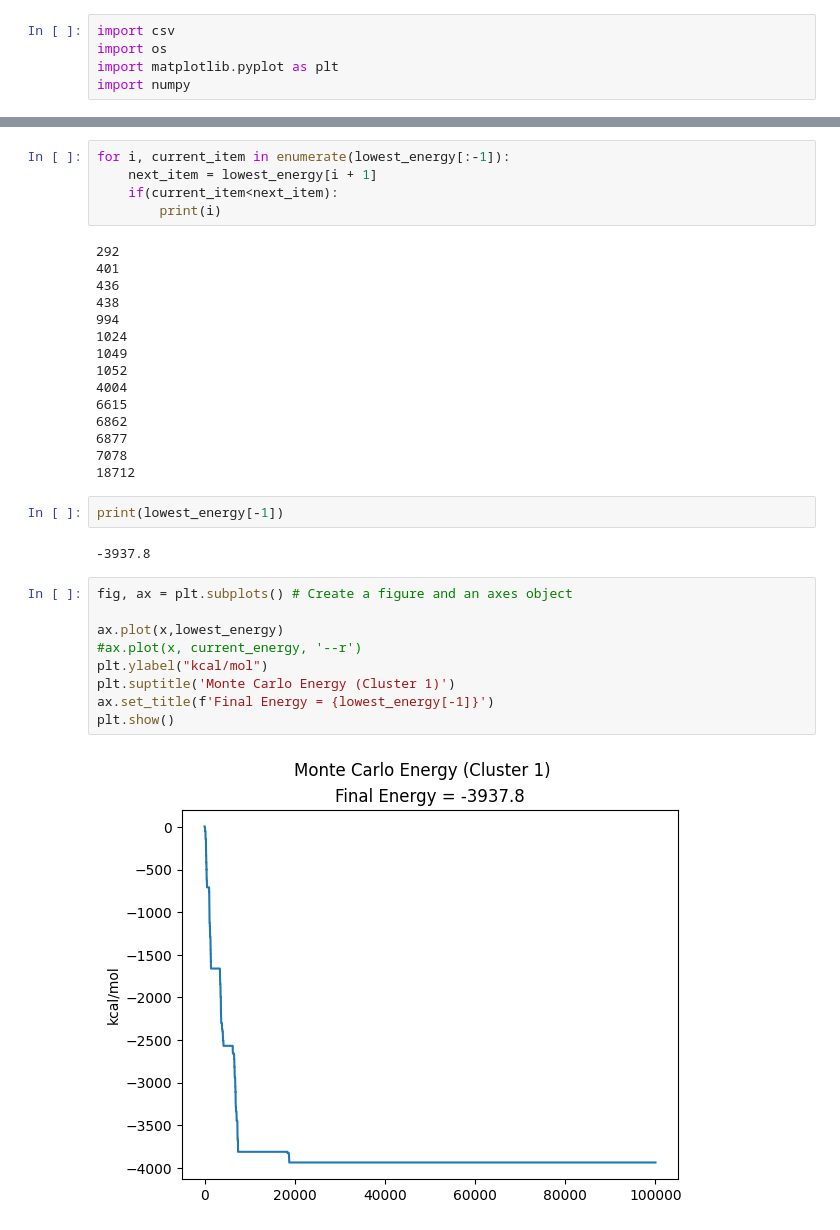
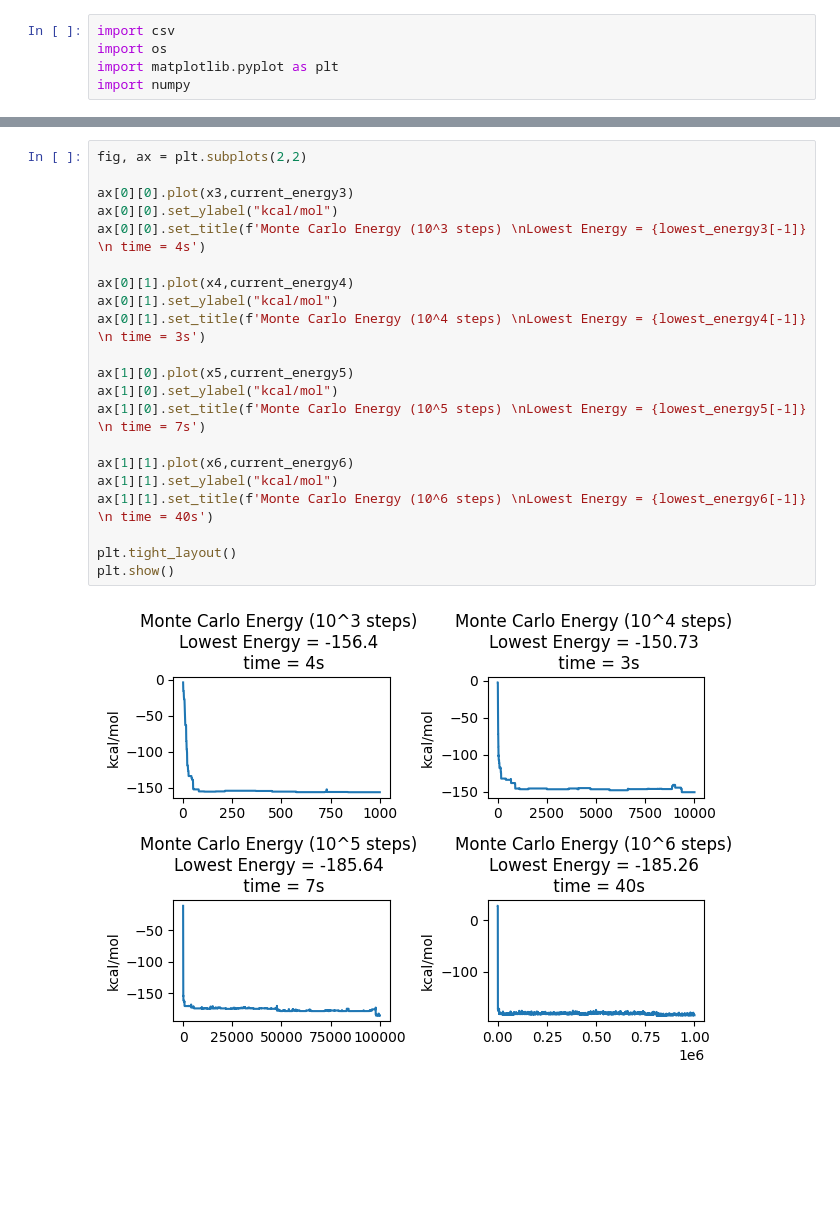
Before and after one commit to JustinLee4/Monte-Carlo, a Jupyter notebook: Monte_Carlo.ipynb, the cells around one changed output, grey strips where cells are left out. Cells and saved outputs as stored; diff of their text form; blank space fills up the shorter version.

```diff
--- a/Monte_Carlo.ipynb
+++ b/Monte_Carlo.ipynb
@@ -25,35 +78,23 @@ Loaded 100000 steps of Monte Carlo data!
-# %%
-for i, current_item in enumerate(lowest_energy[:-1]):
-    next_item = lowest_energy[i + 1]
-    if(current_item<next_item):
-        print(i)
-# %% [output]
-292
-401
-436
-438
-994
-1024
-1049
-1052
-4004
-6615
-6862
-6877
-7078
-18712
-# %%
-print(lowest_energy[-1])
-# %% [output]
--3937.8
 # %%
-fig, ax = plt.subplots() # Create a figure and an axes object
+fig, ax = plt.subplots(2,2)
 
-ax.plot(x,lowest_energy)
-#ax.plot(x, current_energy, '--r')
-plt.ylabel("kcal/mol")
-plt.suptitle('Monte Carlo Energy (Cluster 1)')
-ax.set_title(f'Final Energy = {lowest_energy[-1]}')
+ax[0][0].plot(x3,current_energy3)
+ax[0][0].set_ylabel("kcal/mol")
+ax[0][0].set_title(f'Monte Carlo Energy (10^3 steps) \nLowest Energy = {lowest_energy3[-1]} \n time = 4s')
+
+ax[0][1].plot(x4,current_energy4)
+ax[0][1].set_ylabel("kcal/mol")
+ax[0][1].set_title(f'Monte Carlo Energy (10^4 steps) \nLowest Energy = {lowest_energy4[-1]} \n time = 3s')
+
+ax[1][0].plot(x5,current_energy5)
+ax[1][0].set_ylabel("kcal/mol")
+ax[1][0].set_title(f'Monte Carlo Energy (10^5 steps) \nLowest Energy = {lowest_energy5[-1]} \n time = 7s')
+
+ax[1][1].plot(x6,current_energy6)
+ax[1][1].set_ylabel("kcal/mol")
+ax[1][1].set_title(f'Monte Carlo Energy (10^6 steps) \nLowest Energy = {lowest_energy6[-1]} \n time = 40s')
+
+plt.tight_layout()
 plt.show()
 # %% [output]
-[figure, old version]
+[figure, new version]
```
Also changed, not shown: parts of 3 cells of this notebook, 21 other files.
